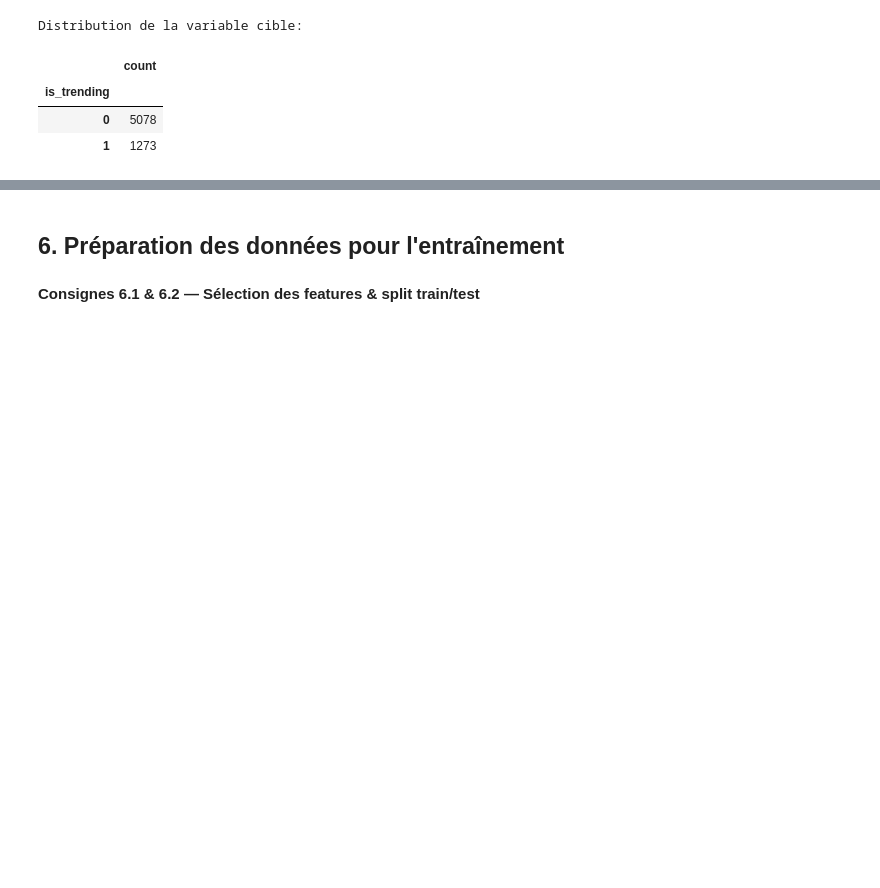
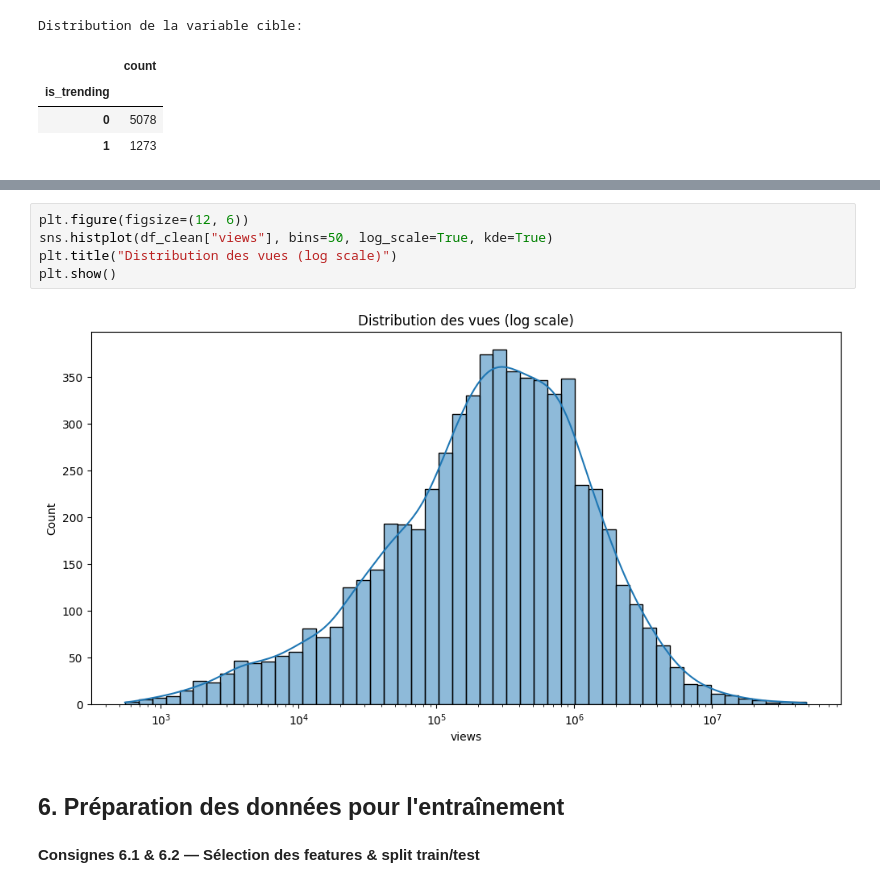
Before and after one commit to Thibaud34/Pr-diction_Popularit-_Vid-os_Youtube_Machine_Learning, a Jupyter notebook: projet-ml-youtube-trending-68b010e7b5bc2532236423.ipynb, the cells around one changed output, grey strips where cells are left out. Saved outputs shown, nothing was run; the diff lists cells and outputs as text; blank space fills up the shorter version.

```diff
--- a/projet-ml-youtube-trending-68b010e7b5bc2532236423.ipynb
+++ b/projet-ml-youtube-trending-68b010e7b5bc2532236423.ipynb
@@ -514,3 +540,10 @@ Distribution de la variable cible:
+# %%
+plt.figure(figsize=(12, 6))
+sns.histplot(df_clean["views"], bins=50, log_scale=True, kde=True)
+plt.title("Distribution des vues (log scale)")
+plt.show()
+# %% [output]
+[figure, added]
 # %% [markdown]
 ## 6. Préparation des données pour l'entraînement
 # %% [markdown]
```
Also changed, not shown: parts of 7 cells of this notebook.
